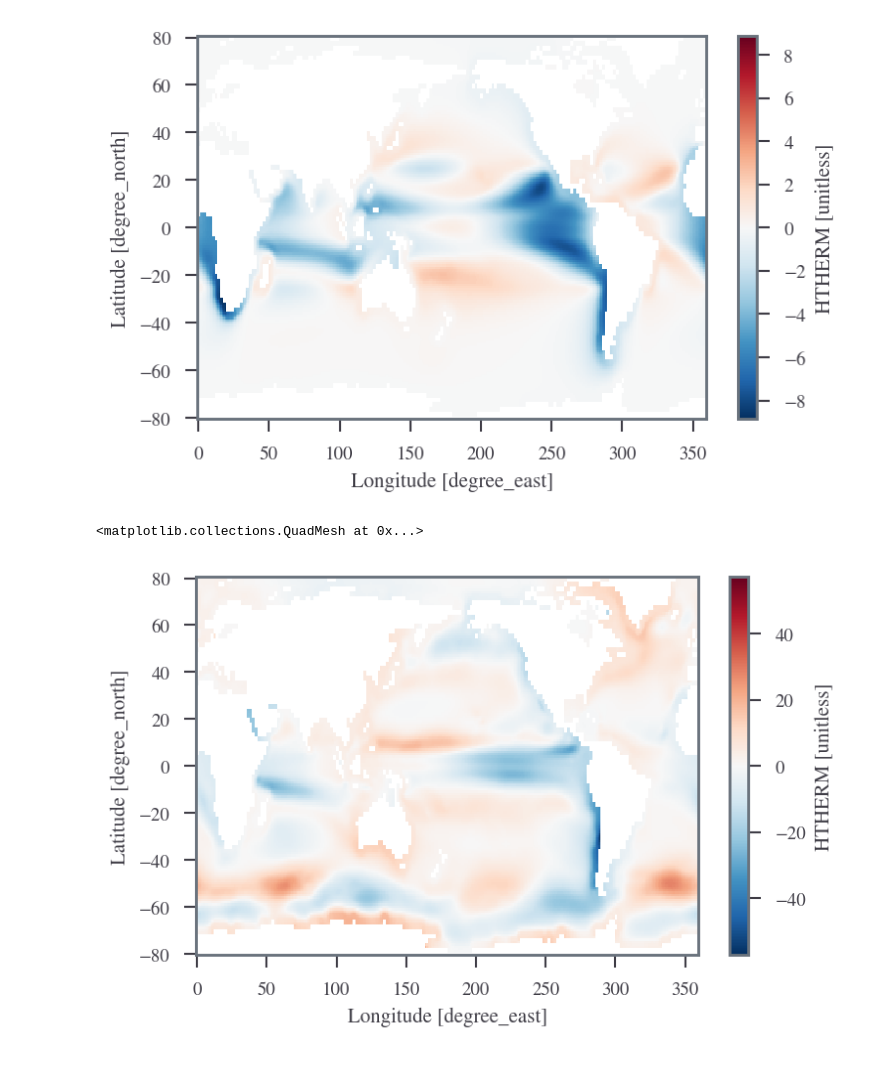
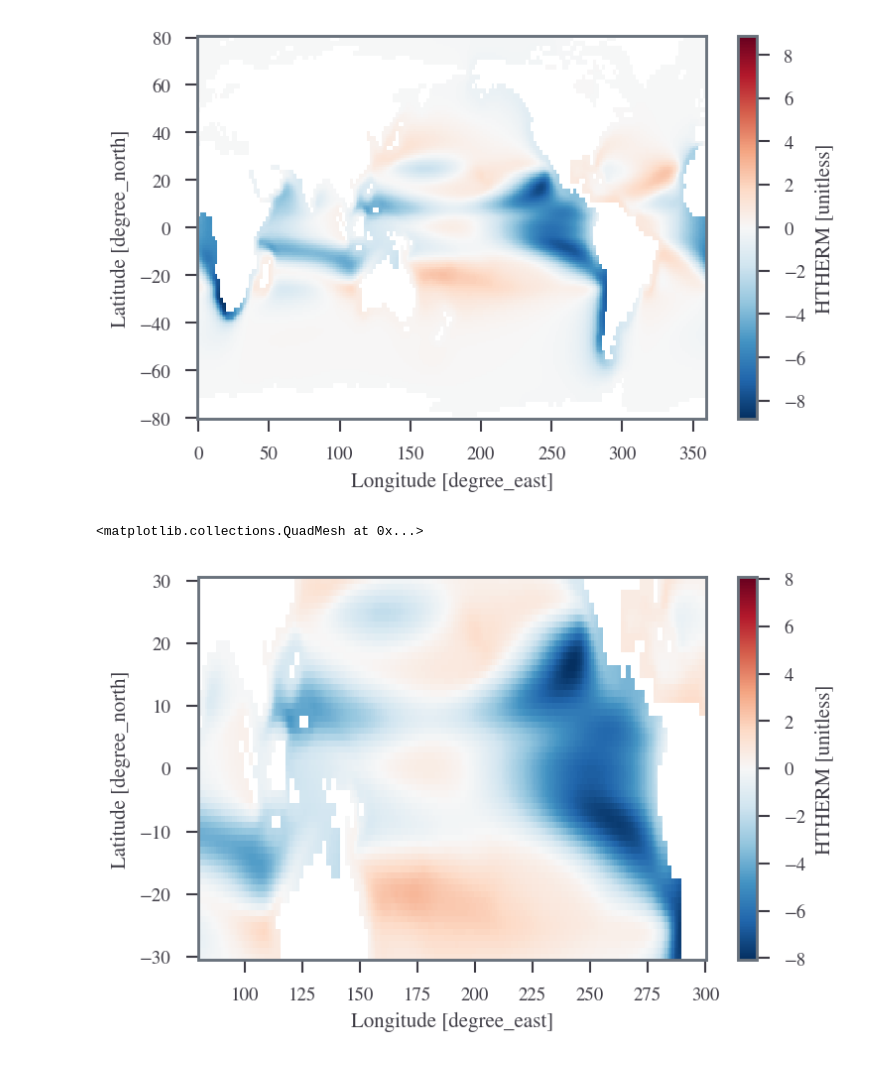
Before and after one commit to sdat2/seager19, a Jupyter notebook: notebooks/exploratory/paper-fig.ipynb, the cells around one changed output. Saved outputs shown, nothing was run; the diff lists cells and outputs as text; code cells hidden in the pictures.

```diff
--- a/notebooks/exploratory/paper-fig.ipynb
+++ b/notebooks/exploratory/paper-fig.ipynb
@@ -133,8 +133,10 @@ xr.open_dataset(FIGURE_DATA_PATH)['CoupledModel.HTHERM-trend-Fig_4c.nc.HTHERM'].
 <matplotlib.collections.QuadMesh at 0x...>
 [figure]
 # %%
-xr.open_dataset(FIGURE_DATA_PATH)['ForcedOceanModel.HTHERM-trend-Fig_4b.nc.HTHERM'].plot()
+xr.open_dataset(FIGURE_DATA_PATH)["CoupledModel.HTHERM-trend-Fig_4c.nc.HTHERM"].sel(
+    Y=slice(-30, 30), X_01=slice(80, 300)
+f).plot()
 # %% [output]
 <matplotlib.collections.QuadMesh at 0x...>
-[figure, old version]
+[figure, new version]
 # %%
```
Also changed, not shown: parts of 2 cells of this notebook, 2 other files.
